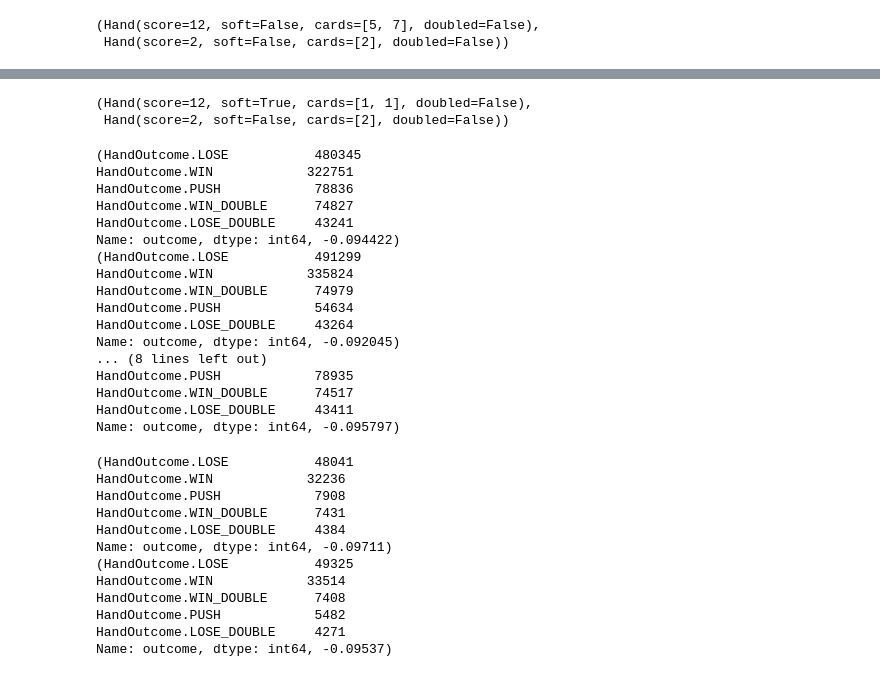
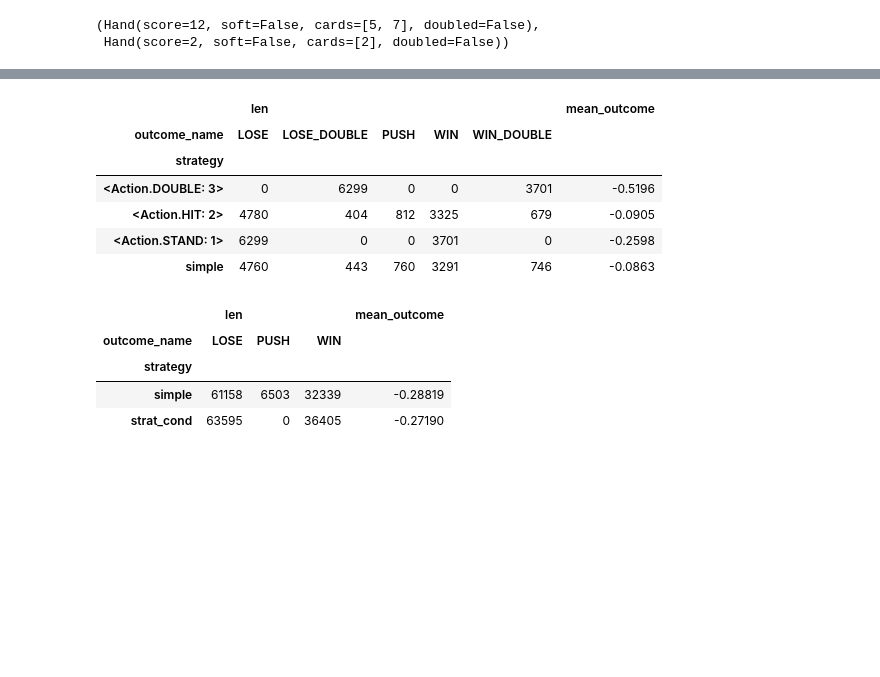
Before and after one commit to sdvinay/blackjack, a Jupyter notebook: Blackjack_sim.ipynb, the cells around one changed output, grey strips where cells are left out. Drawn from its saved outputs; the diff is of its cells as text; code cells hidden in the pictures; blank space fills up the shorter version.

Commit message:
Many improvements to enable strategy evaluation

```diff
--- a/Blackjack_sim.ipynb
+++ b/Blackjack_sim.ipynb
@@ -332,0 +427,5 @@ def cond_12_2(hand, dealer):
+# %%
+# Soft 12 vs 2
+hand_12s = make_hand([1, 1])
+
+hand_12s, hand_d
@@ -333,4 +435,7 @@ def cond_12_2(hand, dealer):
 # %%
-strats = gen_cond_strategies(strat_simple, cond_12_2, [Action.HIT, Action.STAND, Action.DOUBLE])
+def cond_12s_2(hand, dealer):
+    return hand.score == 12 and dealer.score == 2 and hand.soft
+
+strats = gen_cond_strategies(strat_simple, cond_12s_2, [Action.HIT, Action.STAND, Action.DOUBLE])
 strats
 # %% [output]
@@ -346,8 +444,0 @@ complete_one_hand(strats[0], hand_p, hand_d)
-# %%
-
-
-def run_n_sim_trials_from_state(strat, hand_p, hand_d, n):
-    sims = pd.DataFrame([generate_row_from_hand(complete_one_hand(strat, hand_p, hand_d)) for _ in range(n)])
-    return sims
-
-run_n_sim_trials_from_state(strats[0], hand_p, hand_d, 10)
@@ -400,29 +444,0 @@ Name: outcome, dtype: int64, -0.22)
-# %%
-# Soft 12 vs 2
-hand_p = add_card(add_card(Hand(), 1), 1)
-hand_d = add_card(Hand(), 2)
-hand_p, hand_d
-# %% [output]
-(Hand(score=12, soft=True, cards=[1, 1], doubled=False),
- Hand(score=2, soft=False, cards=[2], doubled=False))
-# %%
-for strat in [strats[0], strats[1], strats[2], strat_simple]:
-    print(summarize_totals(run_n_sim_trials_from_state(strat, hand_p, hand_d, 1000*1000)))
-# %% [output]
-(HandOutcome.LOSE           480345
-HandOutcome.WIN            322751
-HandOutcome.PUSH            78836
-HandOutcome.WIN_DOUBLE      74827
-HandOutcome.LOSE_DOUBLE     43241
-Name: outcome, dtype: int64, -0.094422)
-(HandOutcome.LOSE           491299
-HandOutcome.WIN            335824
-HandOutcome.WIN_DOUBLE      74979
-HandOutcome.PUSH            54634
-HandOutcome.LOSE_DOUBLE     43264
-Name: outcome, dtype: int64, -0.092045)
-... (8 lines left out)
-HandOutcome.PUSH            78935
-HandOutcome.WIN_DOUBLE      74517
-HandOutcome.LOSE_DOUBLE     43411
-Name: outcome, dtype: int64, -0.095797)
@@ -441,16 +445,19 @@ strat_cond = generate_strat_conditional(strat_simple, conditions)
+# %%
+sims = run_n_sim_trials_from_state(strats+[strat_simple], hand_12s, hand_d, 10000)
+summarize_totals(sims)
+# %% [output]
+|  | len |  |  |  |  | mean_outcome |
+| outcome_name | LOSE | LOSE_DOUBLE | PUSH | WIN | WIN_DOUBLE |  |
+| strategy |  |  |  |  |  |  |
+| <Action.DOUBLE: 3> | 0 | 6299 | 0 | 0 | 3701 | -0.5196 |
+| <Action.HIT: 2> | 4780 | 404 | 812 | 3325 | 679 | -0.0905 |
+| <Action.STAND: 1> | 6299 | 0 | 0 | 3701 | 0 | -0.2598 |
+| simple | 4760 | 443 | 760 | 3291 | 746 | -0.0863 |
 # %%
-for strat in [strat_simple, strat_cond]:
-    print(summarize_totals(run_n_sim_trials_from_state(strat, hand_p, hand_d, 100*1000)))
+summarize_totals(run_n_sim_trials_from_state([strat_simple, strat_cond], hand_p, hand_d, 100*1000))
 # %% [output]
-(HandOutcome.LOSE           48041
-HandOutcome.WIN            32236
-HandOutcome.PUSH            7908
-HandOutcome.WIN_DOUBLE      7431
-HandOutcome.LOSE_DOUBLE     4384
-Name: outcome, dtype: int64, -0.09711)
-(HandOutcome.LOSE           49325
-HandOutcome.WIN            33514
-HandOutcome.WIN_DOUBLE      7408
-HandOutcome.PUSH            5482
-HandOutcome.LOSE_DOUBLE     4271
-Name: outcome, dtype: int64, -0.09537)
+|  | len |  |  | mean_outcome |
+| outcome_name | LOSE | PUSH | WIN |  |
+| strategy |  |  |  |  |
+| simple | 61158 | 6503 | 32339 | -0.28819 |
+| strat_cond | 63595 | 0 | 36405 | -0.27190 |
```
Also changed, not shown: parts of 37 cells of this notebook.
